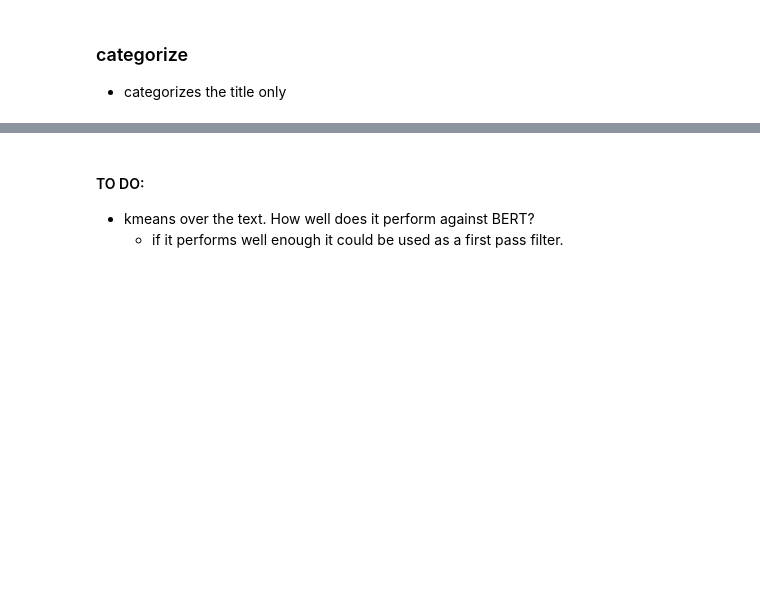
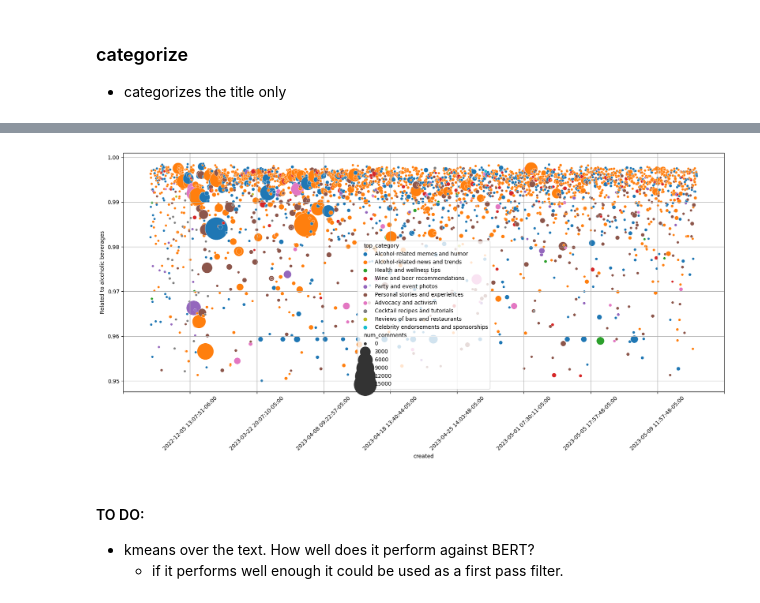
Before and after one commit to stvnchnsn/whitespace_detector, a Jupyter notebook: demo.ipynb, the cells around one changed output, grey strips where cells are left out. Cells and saved outputs as stored; diff of their text form; code cells hidden in the pictures; blank space fills up the shorter version.

```diff
--- a/demo.ipynb
+++ b/demo.ipynb
@@ -213,7 +205,7 @@ if pull_fresh_data:
 
     start_time = time.time()
 
-    enhanced_reddit_posts = enhanced_reddit_posts.copy()
+
 
     for i, row in enhanced_reddit_posts.iterrows():
         try:
@@ -249,6 +241,20 @@ Wall time: 67.5 ms
 | 2 | 2012-07-12 03:08:42-05:00 | sweden | NaN | Hello winelovers! | 0.033896 | 0.113876 | ... |
 | 3 | 2012-07-25 06:40:52-05:00 | wine | In currently staying in North of ... | Winelovers! please help me pick a... | 0.019133 | 0.100534 | ... |
 | 4 | 2012-11-12 22:04:59-06:00 | AskReddit | I've been with this company for l... | How to overcome shyness in work p... | 0.069093 | 0.049162 | ... |
+# %%
+enhanced_reddit_posts = enhanced_reddit_posts.reset_index(drop = True)
+for i, row in enhanced_reddit_posts.iterrows():
+    enhanced_reddit_posts.loc[i, "top_category"] = row[categories][row[categories]== row[categories].max()].index[0]
+    enhanced_reddit_posts.loc[i, "top_category_score"] = row[categories][row[categories]== row[categories].max()].values[0]
+# %%
+plt.rcParams['figure.figsize'] = [20, 8]
+plot_ = sns.scatterplot(data=enhanced_reddit_posts[topic_relation_mask], x='created', y=f'Related to {topic}', size="num_comments",hue = 'top_category', legend=True, sizes=(20, 2000))
+plot_.xaxis.set_major_locator(ticker.LinearLocator(10))
+plt.xticks(rotation=45)
+plt.grid()
+plt.show()
+# %% [output]
+[figure, added]
 # %% [markdown]
 #### TO DO:
 * kmeans over the text.  How well does it perform against BERT?
```
Also changed, not shown: parts of 7 cells of this notebook.
